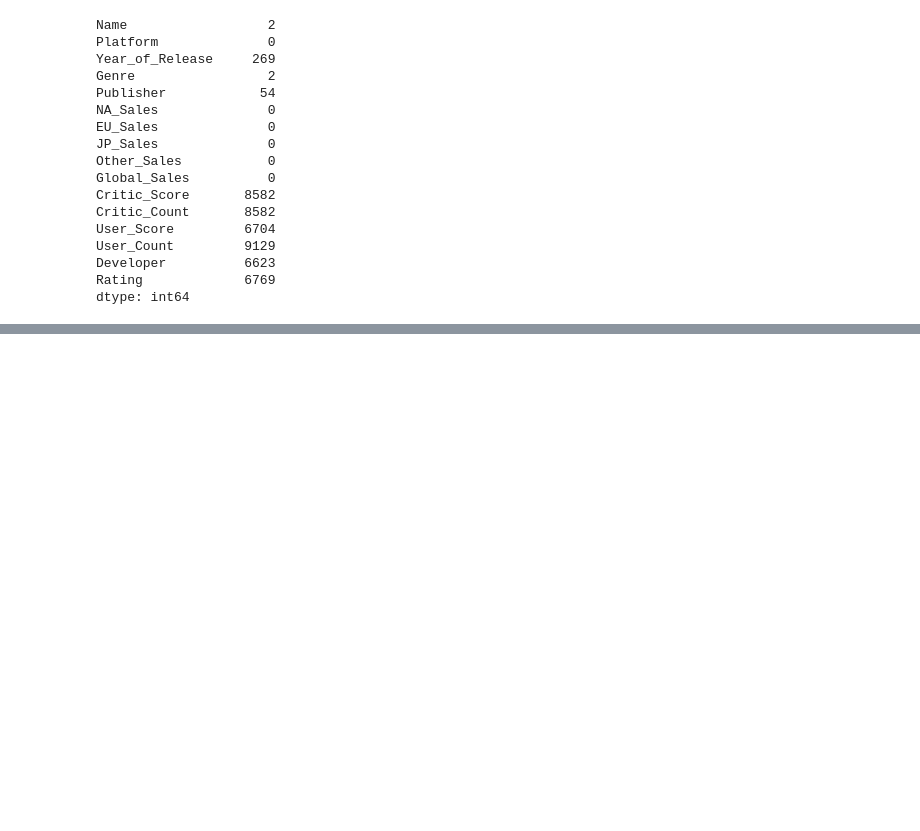
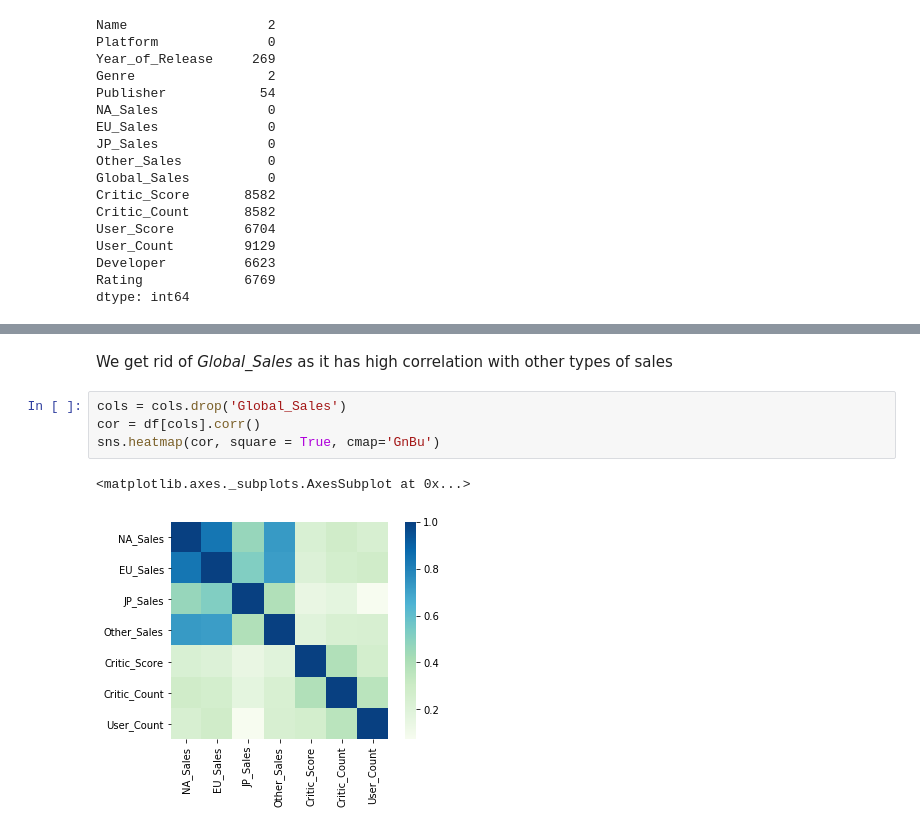
Before and after one commit to Mist3r-R/da-hse-sse-2020, a Jupyter notebook: 15.02_Rogovets.ipynb, the cells around one changed output, grey strips where cells are left out. Cells and saved outputs as stored; diff of their text form; blank space fills up the shorter version.

```diff
--- a/15.02_Rogovets.ipynb
+++ b/15.02_Rogovets.ipynb
@@ -274,0 +309,9 @@ dtype: int64
+# %% [markdown]
+We get rid of _Global_Sales_ as it has high correlation with other types of sales
+# %%
+cols = cols.drop('Global_Sales')
+cor = df[cols].corr()
+sns.heatmap(cor, square = True, cmap='GnBu')
+# %% [output]
+<matplotlib.axes._subplots.AxesSubplot at 0x...>
+[figure, added]
```
Also changed, not shown: parts of 24 cells of this notebook.
